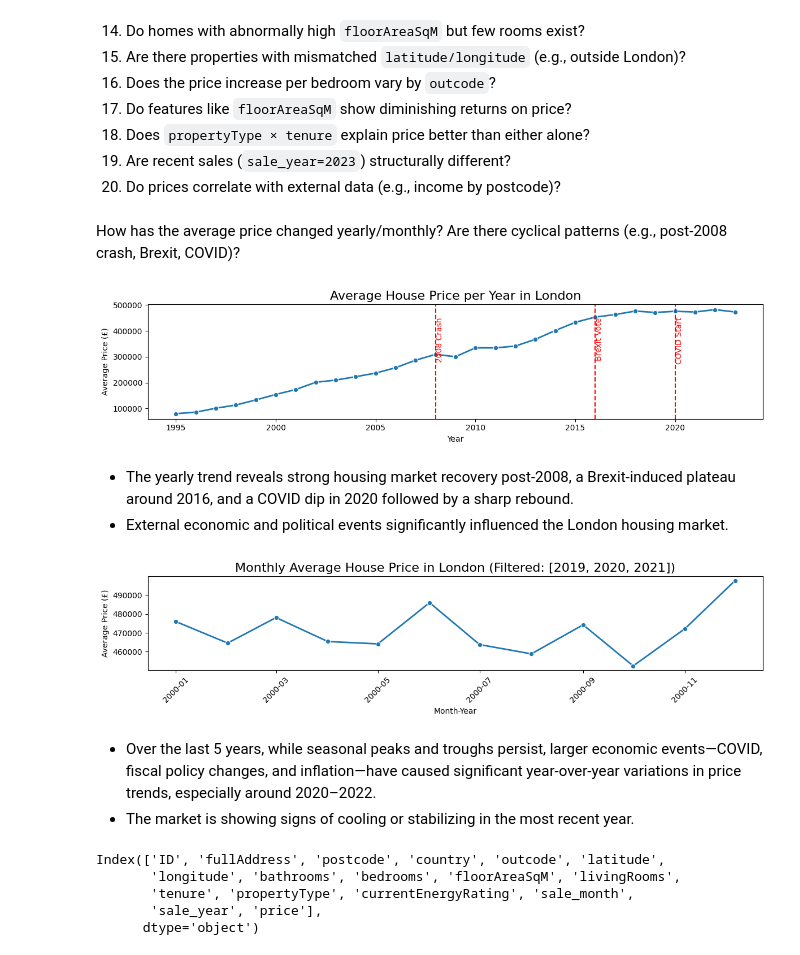
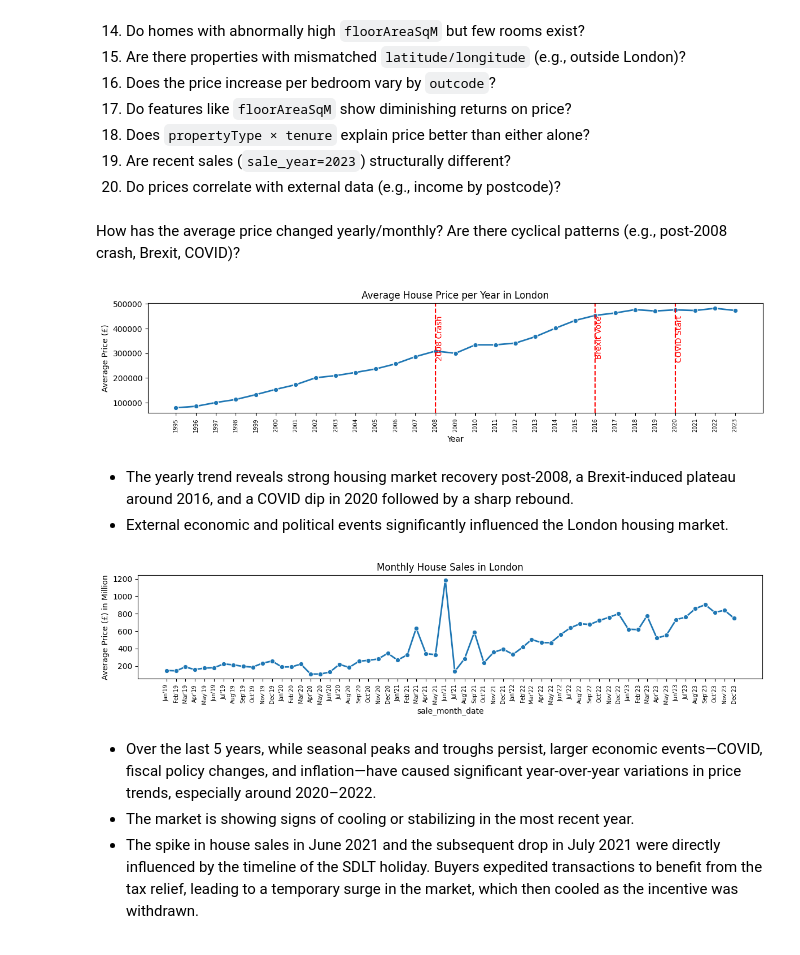
Before and after one commit to DHANP2510/DATA_SCIENCE_LR_LONDON_HOUSE_PRICE_PREDICTION, a Jupyter notebook: notebooks/02-eda.ipynb, the cells around one changed output. Saved outputs shown, nothing was run; the diff lists cells and outputs as text; code cells hidden in the pictures.

```diff
--- a/notebooks/02-eda.ipynb
+++ b/notebooks/02-eda.ipynb
@@ -119,9 +119,10 @@ yearly_avg = df.groupby('sale_year')['price'].mean().reset_index()
 # Plot
 plt.figure(figsize=(12, 3))
 sns.lineplot(data=yearly_avg, x='sale_year', y='price', marker='o', linewidth=2)
-plt.title('Average House Price per Year in London', fontsize=16)
+plt.title('Average House Price per Year in London', fontsize=12)
 plt.xlabel('Year')
 plt.ylabel('Average Price (£)')
+plt.xticks(yearly_avg["sale_year"], rotation=90, ha='center', fontsize=7)
 plt.grid(False)
 
 # Highlight major events
@@ -135,64 +136,53 @@ for label, year in important_years.items():
     plt.axvline(x=year, color='red', linestyle='--')
     plt.text(year, plt.ylim()[1]*0.90, label, rotation=90, verticalalignment='top', color='red')
 
 plt.tight_layout()
 plt.show()
 
 display(Markdown("""
 - The yearly trend reveals strong housing market recovery post-2008, a Brexit-induced plateau around 2016,
   and a COVID dip in 2020 followed by a sharp rebound.
 - External economic and political events significantly influenced the London housing market."""))
 
 
 # Monthly average across all years
-# Define the years you want to filter (e.g., 2019, 2020, etc.)
-filter_years = [2019, 2020, 2021]  # Modify as needed
+graph_data_01 = df[["sale_month", "sale_year", "price"]]
+graph_data_01["sale_month_date"] = pd.to_datetime(df['sale_year'].astype(str) + '-' + df['sale_month'].astype(str) + '-01')
+graph_data_01["price"] = graph_data_01["price"] * (10**-6)
+graph_data_01.groupby(by="sale_month_date")["price"].sum().reset_index()
 
-# Filter the DataFrame by the selected years
-filtered_df = df[df['sale_year'].isin(filter_years)]
-
-# Create a new column 'month_year' in 'Mon-YY' format (e.g., 'Jan-20')
-filtered_df['month_year'] = filtered_df['sale_month'].apply(lambda x: pd.to_datetime(f'{x}-01-2000').strftime('%b-%y'))
-
-# Group by 'month_year' and calculate the mean price for each month
-monthly_trend = filtered_df.groupby('month_year')['price'].mean().reset_index()
-
-# Sort by 'month_year' to ensure chronological order
-monthly_trend['month_year'] = pd.to_datetime(monthly_trend['month_year'], format='%b-%y')
-monthly_trend = monthly_trend.sort_values('month_year')
+graph_data_02 = graph_data_01.groupby(by="sale_month_date")["price"].sum().reset_index()
+graph_data_02 = graph_data_02[graph_data_02["sale_month_date"] >= "2019-01-01"]
 
 # Plot
 plt.figure(figsize=(12, 3))
-sns.lineplot(data=monthly_trend, x='month_year', y='price', marker='o', linewidth=2)
-plt.title(f'Monthly Average House Price in London (Filtered: {filter_years})', fontsize=16)
-plt.xlabel('Month-Year')
-plt.ylabel('Average Price (£)')
-plt.xticks(rotation=45)
+sns.lineplot(data=graph_data_02, x='sale_month_date', y='price', marker='o', linewidth=2)
+plt.title(f'Monthly House Sales in London', fontsize=12)
+plt.xlabel('sale_month_date')
+plt.ylabel('Average Price (£) in Million')
+plt.xticks(graph_data_02["sale_month_date"], [date.strftime('%b\'%y') for date in graph_data_02["sale_month_date"]], rotation=90, ha='center', fontsize=7)
 plt.grid(False)
 plt.tight_layout()
 plt.show()
 
+
 display(Markdown("""
 - Over the last 5 years, while seasonal peaks and troughs persist,
 larger economic events—COVID, fiscal policy changes, and inflation—have caused significant year-over-year variations in price trends, especially around 2020–2022.
-- The market is showing signs of cooling or stabilizing in the most recent year."""))
+- The market is showing signs of cooling or stabilizing in the most recent year.
+- The spike in house sales in June 2021 and the subsequent drop in July 2021 were directly influenced by the timeline of the SDLT holiday.
+Buyers expedited transactions to benefit from the tax relief, leading to a temporary surge in the market, which then cooled as the incentive was withdrawn."""))
 # %% [output]
 How has the average price changed yearly/monthly? Are there cyclical patterns (e.g., post-2008 crash, Brexit, COVID)?
-[figure, old version]
+[figure, new version]
 
 - The yearly trend reveals strong housing market recovery post-2008, a Brexit-induced plateau around 2016,
   and a COVID dip in 2020 followed by a sharp rebound.
 - External economic and political events significantly influenced the London housing market.
-[figure, old version]
+[figure, new version]
 
 - Over the last 5 years, while seasonal peaks and troughs persist,
 larger economic events—COVID, fiscal policy changes, and inflation—have caused significant year-over-year variations in price trends, especially around 2020–2022.
 - The market is showing signs of cooling or stabilizing in the most recent year.
+- The spike in house sales in June 2021 and the subsequent drop in July 2021 were directly influenced by the timeline of the SDLT holiday.
+Buyers expedited transactions to benefit from the tax relief, leading to a temporary surge in the market, which then cooled as the incentive was withdrawn.
-# %%
-df.columns
-# %% [output]
-Index(['ID', 'fullAddress', 'postcode', 'country', 'outcode', 'latitude',
-       'longitude', 'bathrooms', 'bedrooms', 'floorAreaSqM', 'livingRooms',
-       'tenure', 'propertyType', 'currentEnergyRating', 'sale_month',
-       'sale_year', 'price'],
-      dtype='object')
```
Also changed, not shown: parts of 2 cells of this notebook.
